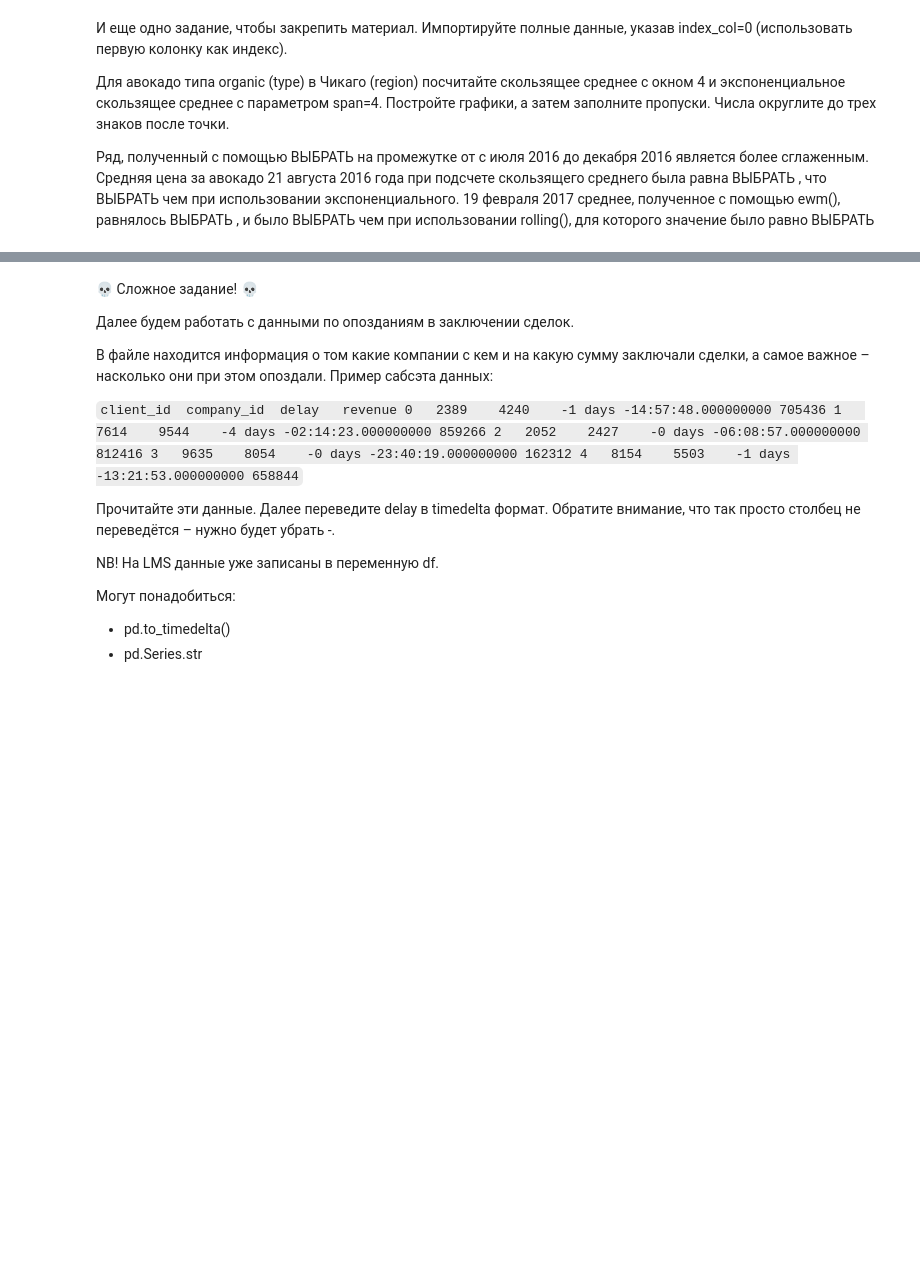
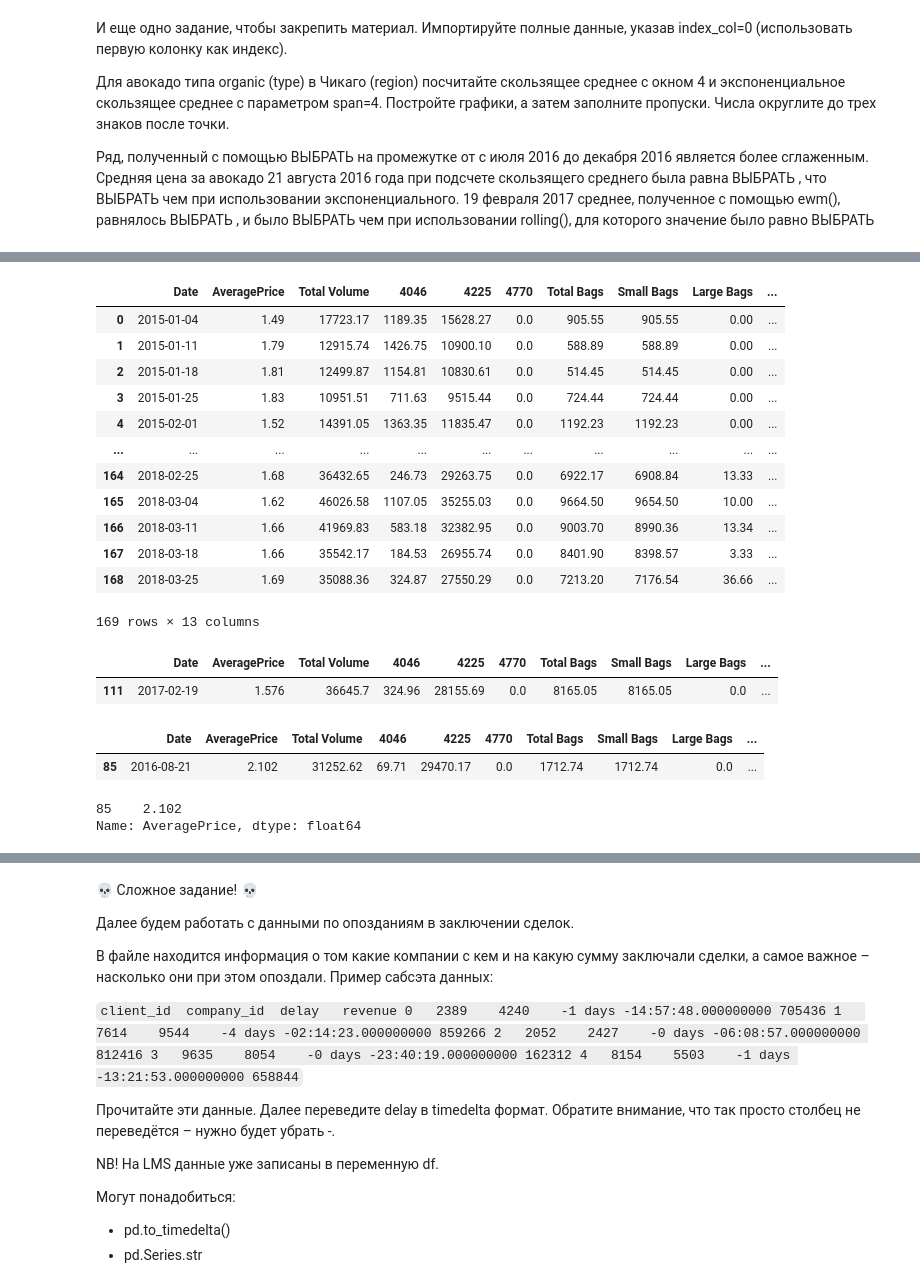
Before and after one commit to NXT26/karpov.courses, a Jupyter notebook: lesson6/HW_lesson6.ipynb, the cells around one changed output, grey strips where cells are left out. Saved outputs shown, nothing was run; the diff lists cells and outputs as text; code cells hidden in the pictures; blank space fills up the shorter version.

```diff
--- a/lesson6/HW_lesson6.ipynb
+++ b/lesson6/HW_lesson6.ipynb
@@ -63,0 +168,17 @@ Object `DataFrame.rolling` not found.
+# %%
+avocado_full_query_rolling =avocado_full_query
+avocado_full_query_rolling
+# %% [output]
+|  | Date | AveragePrice | Total Volume | 4046 | 4225 | 4770 | Total Bags | Small Bags | Large Bags | ... |
+| 0 | 2015-01-04 | 1.49 | 17723.17 | 1189.35 | 15628.27 | 0.0 | 905.55 | 905.55 | 0.00 | ... |
+| 1 | 2015-01-11 | 1.79 | 12915.74 | 1426.75 | 10900.10 | 0.0 | 588.89 | 588.89 | 0.00 | ... |
+| 2 | 2015-01-18 | 1.81 | 12499.87 | 1154.81 | 10830.61 | 0.0 | 514.45 | 514.45 | 0.00 | ... |
+| 3 | 2015-01-25 | 1.83 | 10951.51 | 711.63 | 9515.44 | 0.0 | 724.44 | 724.44 | 0.00 | ... |
+| 4 | 2015-02-01 | 1.52 | 14391.05 | 1363.35 | 11835.47 | 0.0 | 1192.23 | 1192.23 | 0.00 | ... |
+| ... | ... | ... | ... | ... | ... | ... | ... | ... | ... | ... |
+| 164 | 2018-02-25 | 1.68 | 36432.65 | 246.73 | 29263.75 | 0.0 | 6922.17 | 6908.84 | 13.33 | ... |
+| 165 | 2018-03-04 | 1.62 | 46026.58 | 1107.05 | 35255.03 | 0.0 | 9664.50 | 9654.50 | 10.00 | ... |
+| 166 | 2018-03-11 | 1.66 | 41969.83 | 583.18 | 32382.95 | 0.0 | 9003.70 | 8990.36 | 13.34 | ... |
+| 167 | 2018-03-18 | 1.66 | 35542.17 | 184.53 | 26955.74 | 0.0 | 8401.90 | 8398.57 | 3.33 | ... |
+| 168 | 2018-03-25 | 1.69 | 35088.36 | 324.87 | 27550.29 | 0.0 | 7213.20 | 7176.54 | 36.66 | ... |
+169 rows × 13 columns
@@ -63,0 +187,15 @@ Object `DataFrame.rolling` not found.
+# %%
+avocado_full_query_rolling.query("Date == '2017-02-19'")
+# %% [output]
+|  | Date | AveragePrice | Total Volume | 4046 | 4225 | 4770 | Total Bags | Small Bags | Large Bags | ... |
+| 111 | 2017-02-19 | 1.576 | 36645.7 | 324.96 | 28155.69 | 0.0 | 8165.05 | 8165.05 | 0.0 | ... |
+# %%
+avocado_full_query_rolling.query("Date == '2016-08-21'")
+# %% [output]
+|  | Date | AveragePrice | Total Volume | 4046 | 4225 | 4770 | Total Bags | Small Bags | Large Bags | ... |
+| 85 | 2016-08-21 | 2.102 | 31252.62 | 69.71 | 29470.17 | 0.0 | 1712.74 | 1712.74 | 0.0 | ... |
+# %%
+avocado_full_query_rolling.query("Date == '2016-08-21'").AveragePrice
+# %% [output]
+85    2.102
+Name: AveragePrice, dtype: float64
```
Also changed, not shown: parts of 20 cells of this notebook, 1 other file.
